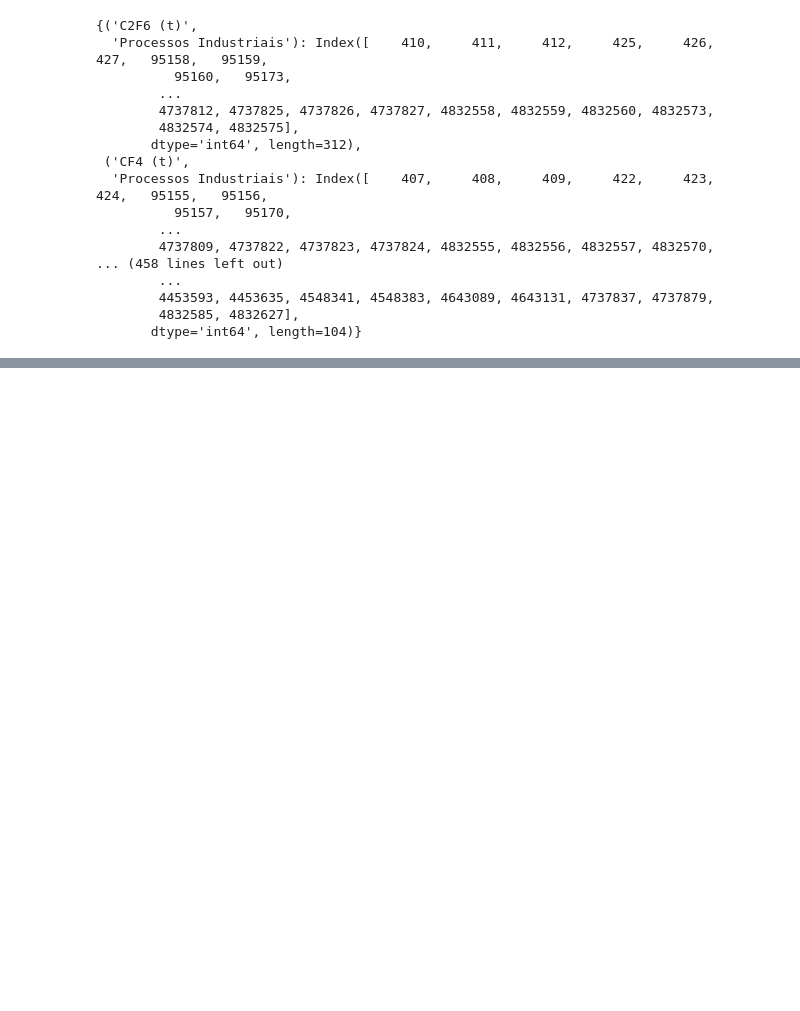
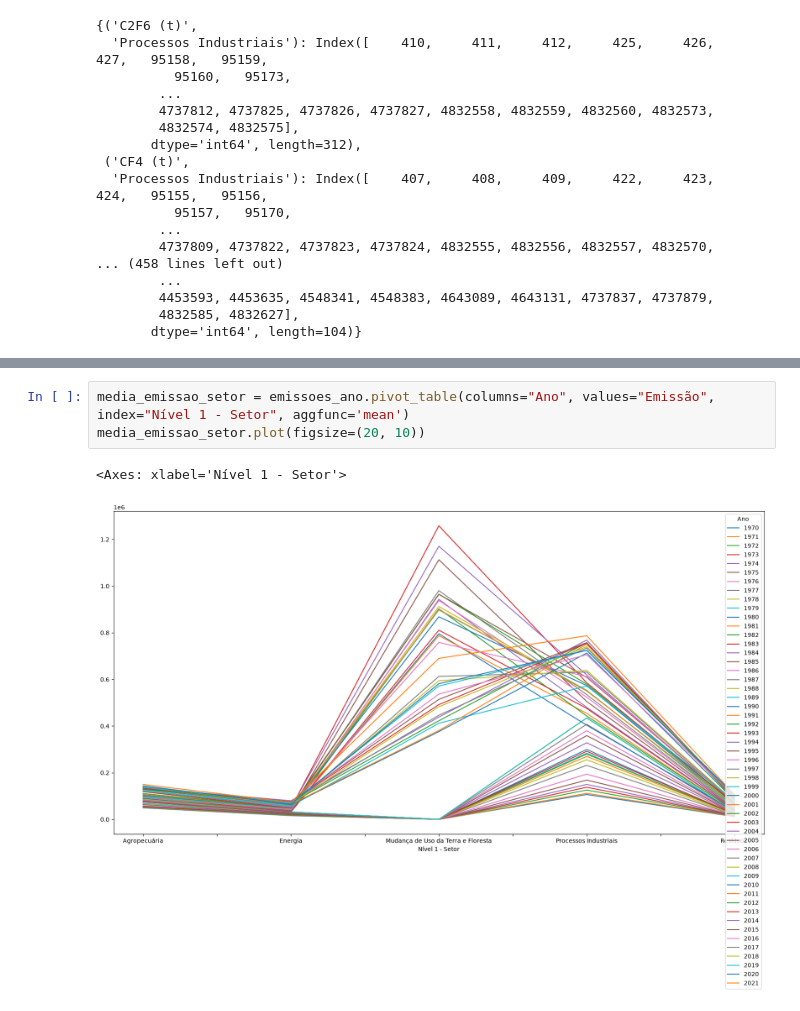
Before and after one commit to smacedo7/learning-pandas, a Jupyter notebook: notebooks/06_pandas_agrupar.ipynb, the cells around one changed output, grey strips where cells are left out. Drawn from its saved outputs; the diff is of its cells as text; blank space fills up the shorter version.

```diff
--- a/notebooks/06_pandas_agrupar.ipynb
+++ b/notebooks/06_pandas_agrupar.ipynb
@@ -522,0 +866,6 @@ emissoes_ano.groupby(['Gás', 'Nível 1 - Setor']).groups
+# %%
+media_emissao_setor = emissoes_ano.pivot_table(columns="Ano", values="Emissão", index="Nível 1 - Setor", aggfunc='mean')
+media_emissao_setor.plot(figsize=(20, 10))
+# %% [output]
+<Axes: xlabel='Nível 1 - Setor'>
+[figure, added]
```
Also changed, not shown: parts of 35 cells of this notebook, 1 other file.
